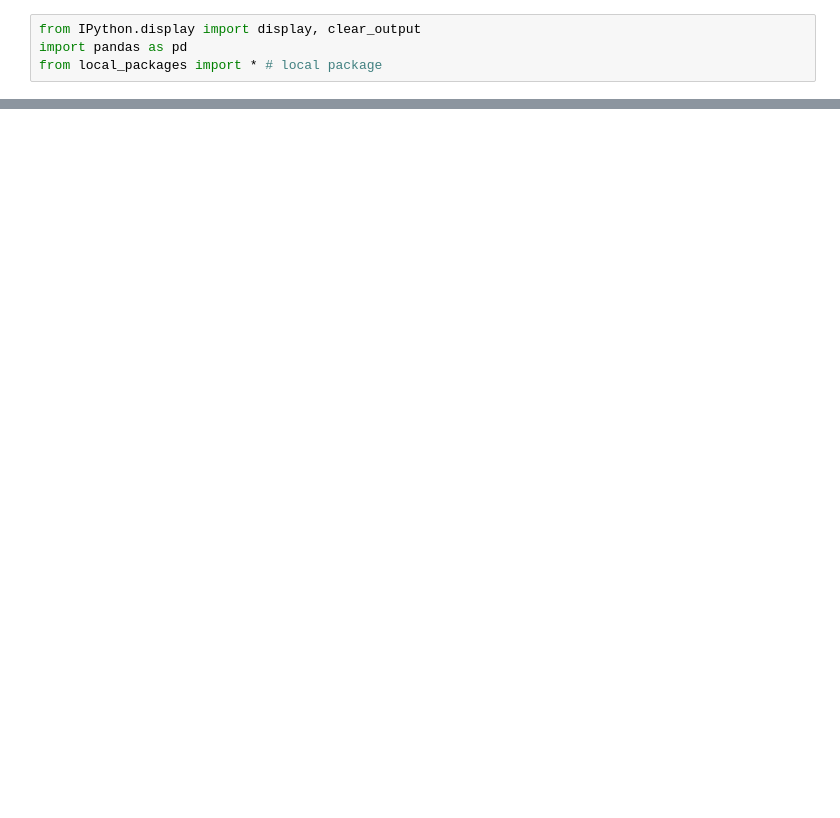
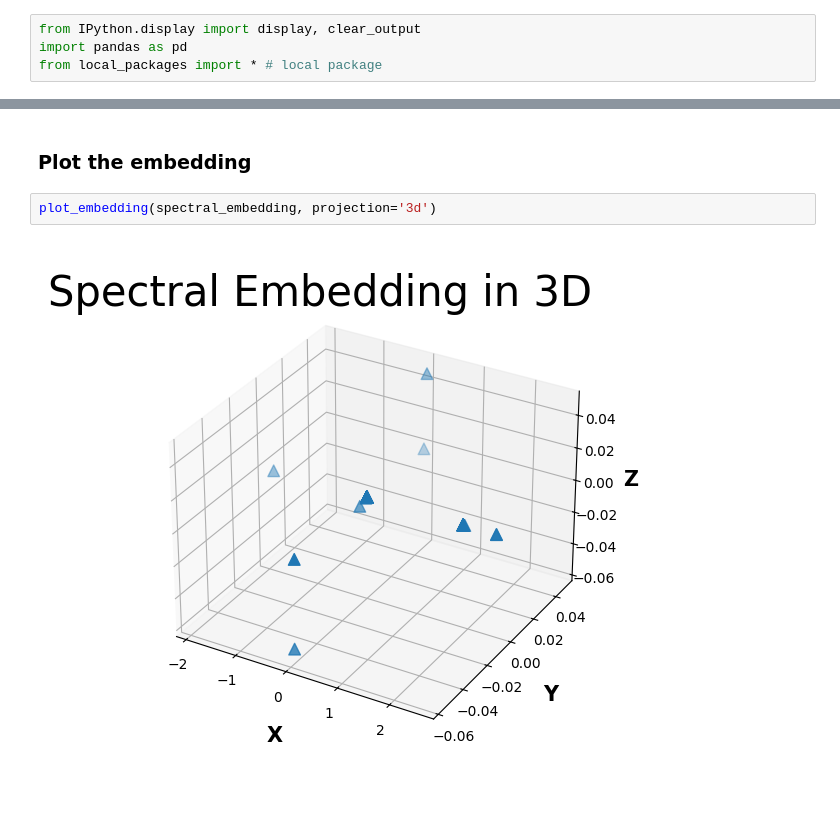
Before and after one commit to Keinbou/spectral_clustering, a Jupyter notebook: main.ipynb, the cells around one changed output, grey strips where cells are left out. Saved outputs shown, nothing was run; the diff lists cells and outputs as text; blank space fills up the shorter version.

```diff
--- a/main.ipynb
+++ b/main.ipynb
@@ -73,0 +112,6 @@ cool
+# %% [markdown]
+### Plot the embedding
+# %%
+plot_embedding(spectral_embedding, projection='3d')
+# %% [output]
+[figure, added]
```
Also changed, not shown: parts of 22 cells of this notebook, 17 other files.
